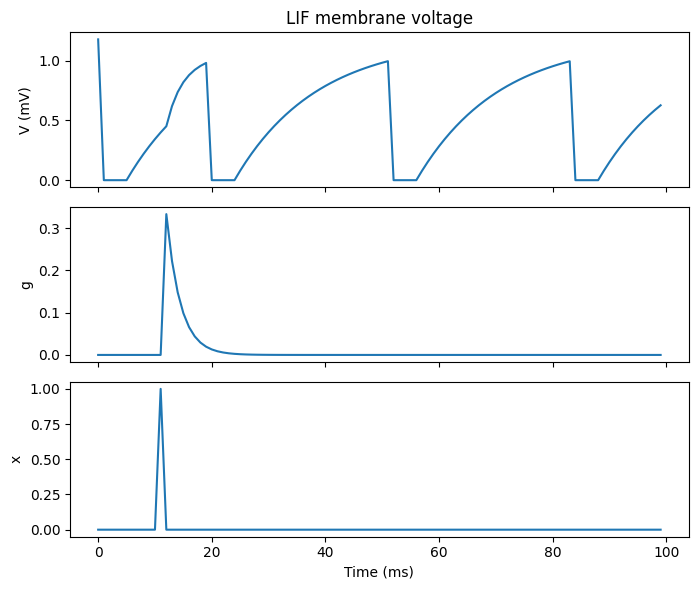
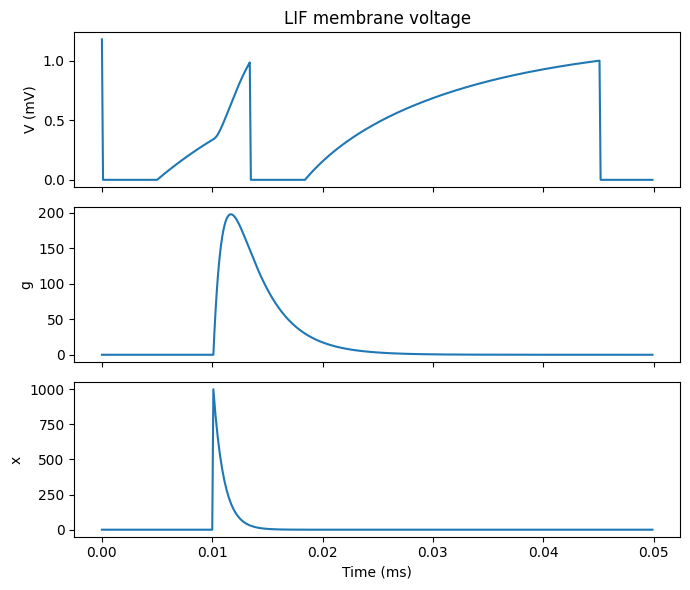
The change to this notebook cell's code, shown as a diff; its figure went from the first image to the second:
--- before
+++ after
@@ -7,23 +7,23 @@
 # --- minimal LIF with placeholder synaptic current ---
 rng = np.random.default_rng(seed=42)
-mu = rng.uniform(1.1, 1.2)*mV 
+mu = rng.uniform(1.1, 1.2) 
 refractory_t = 5*ms
 tau = 15*ms
-Vt = 1*mV
-Vr = 0*mV
+Vt = 1
+Vr = 0
 
 t1 = 1*ms
 t2 = 3*ms
 
-j_ee = 0.024
+timestep = 0.1*ms
 
-# TODO: remove dimensions
+j_ee = 1
 
 eqs = """
-dV/dt = (mu - V) / tau + Isyn: volt (unless refractory)
-Isyn  = 15*mV/ms * g * j_ee : volt/second
+dV/dt = (mu - V) / tau + Isyn: 1 (unless refractory)
+Isyn  = g * j_ee : 1/second
 
-dg/dt = (x - g) / t2 : 1
-dx/dt = -x / t1 : 1
+dg/dt = (x - g) / t2 : 1/second
+dx/dt = -x / t1 : 1/second
 """
 
@@ -35,5 +35,5 @@
     refractory=refractory_t,
     method='euler',
-    dt=1*ms
+    dt=timestep
 )
 G.V = mu 
@@ -42,26 +42,26 @@
 indices = np.array([0]) # index of neuron(s) that will fire
 times = np.array([10])*ms # times at which neuron(s) fire
-inp = SpikeGeneratorGroup(1, indices, times, dt=0.1*ms)
+inp = SpikeGeneratorGroup(1, indices, times, dt=timestep)
 
 eqs_syn   = ''
 # Update postsynaptic neuron state on incoming spike
-eqs_onpre = 'x_post += ms*1/t1'
+eqs_onpre = 'x_post += 1/t1'
 
-S = Synapses(inp, G, eqs_syn, on_pre=eqs_onpre, dt=0.1*ms)
+S = Synapses(inp, G, eqs_syn, on_pre=eqs_onpre, dt=timestep)
 S.connect()
 
 M = StateMonitor(G, record=True, variables=['V', 'g', 'x'])
-run(100*ms)
+run(50*ms)
 
 fig, axes = plt.subplots(3, 1, figsize=(7, 6), sharex=True)
 
-axes[0].plot(M.t/ms, M.V[0]/mV)
+axes[0].plot(M.t, M.V[0])
 axes[0].set_ylabel('V (mV)')
 axes[0].set_title('LIF membrane voltage')
 
-axes[1].plot(M.t/ms, M.g[0]/Hz)
+axes[1].plot(M.t, M.g[0])
 axes[1].set_ylabel('g')
 
-axes[2].plot(M.t/ms, M.x[0]/Hz)
+axes[2].plot(M.t, M.x[0])
 axes[2].set_ylabel('x')
 axes[2].set_xlabel('Time (ms)')

Commit: Remove dimensions